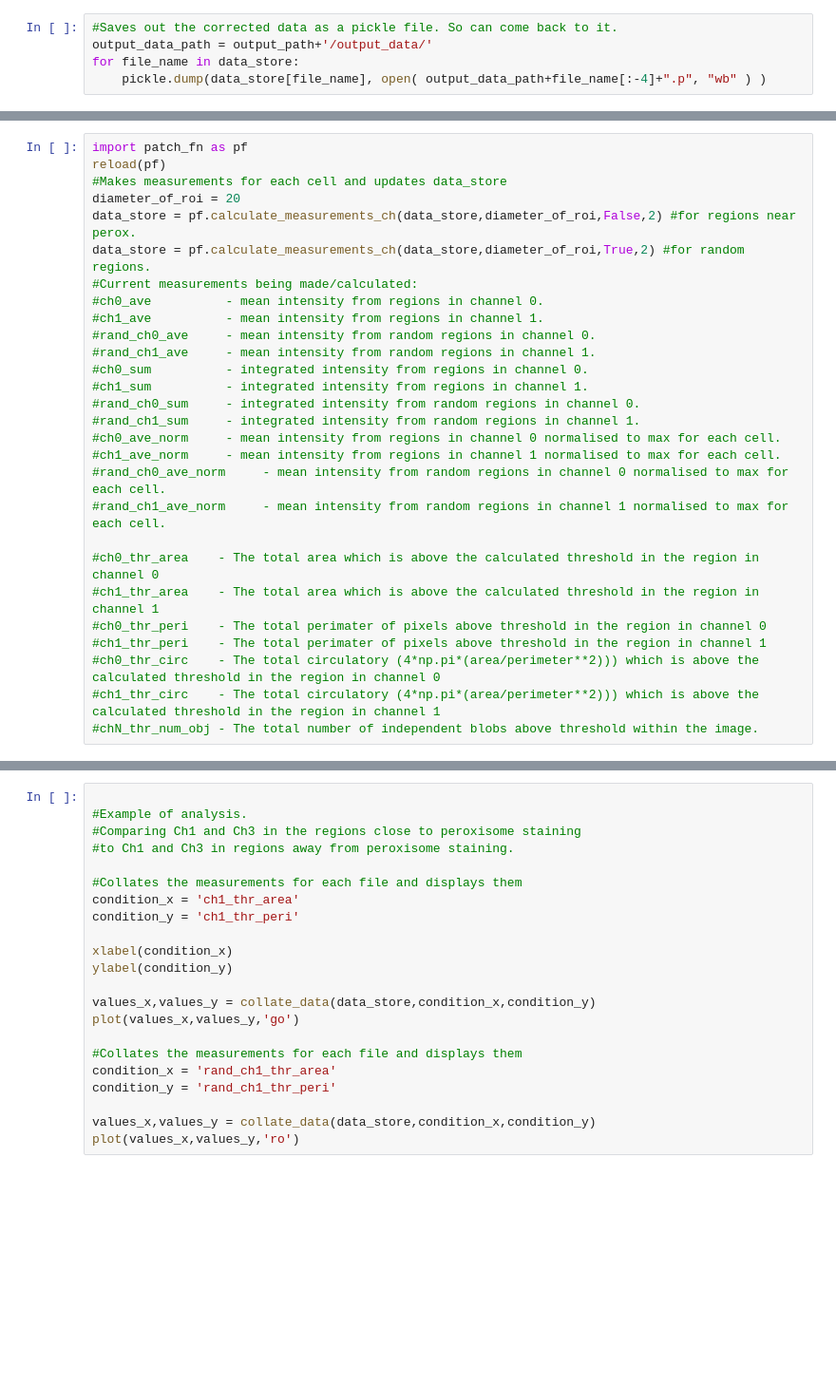
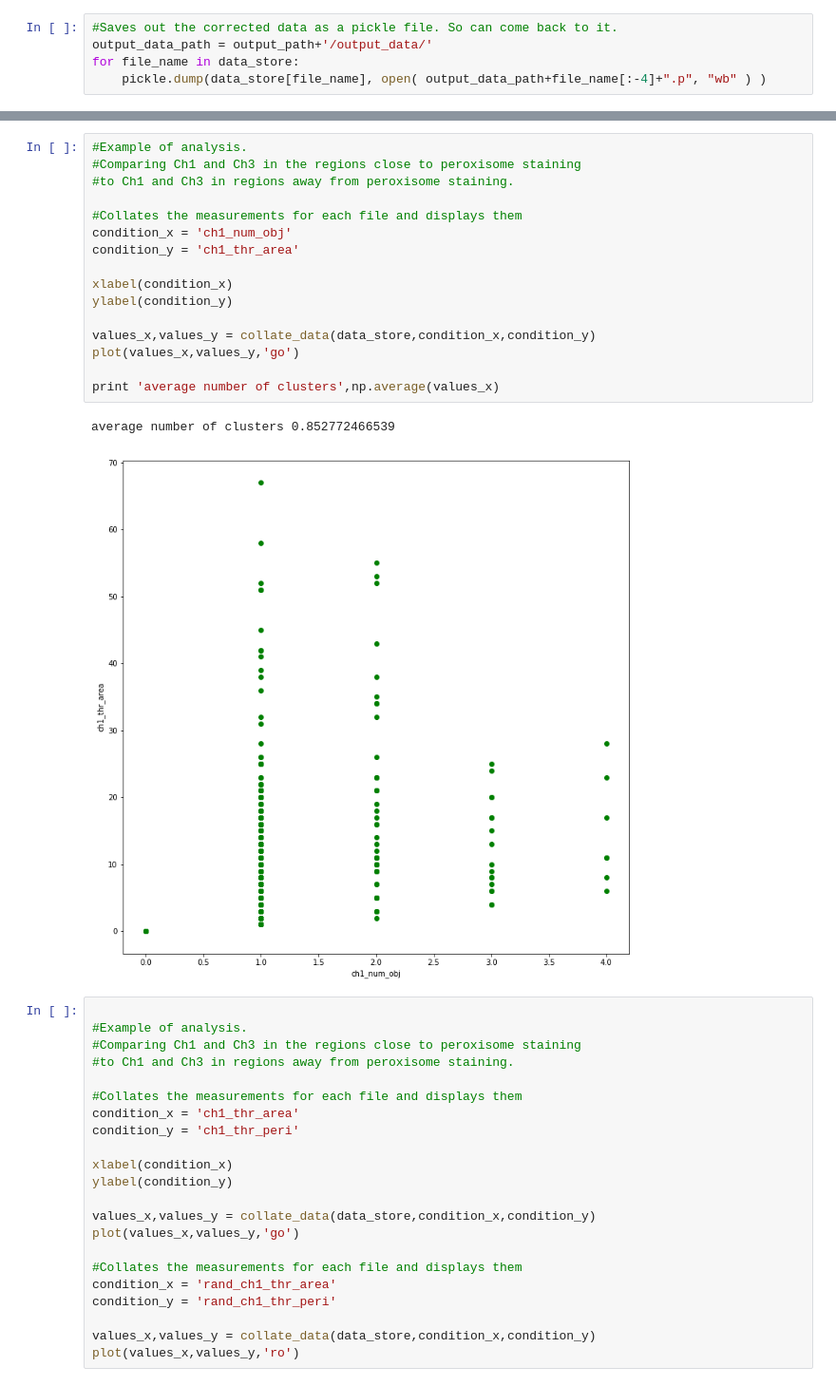
Before and after one commit to dwaithe/peroxisome_scripts, a Jupyter notebook: Single color analysis.ipynb, the cells around one changed output, grey strips where cells are left out. Shown at 95% size. Cells and saved outputs as stored; diff of their text form; blank space fills up the shorter version.

```diff
--- a/Single color analysis.ipynb
+++ b/Single color analysis.ipynb
@@ -158,28 +197,0 @@ for filename in data_store:
-# %%
-import patch_fn as pf
-reload(pf)
-#Makes measurements for each cell and updates data_store
-diameter_of_roi = 20
-data_store = pf.calculate_measurements_ch(data_store,diameter_of_roi,False,2) #for regions near perox.
-data_store = pf.calculate_measurements_ch(data_store,diameter_of_roi,True,2) #for random regions.
-#Current measurements being made/calculated:
-#ch0_ave          - mean intensity from regions in channel 0.
-#ch1_ave          - mean intensity from regions in channel 1.
-#rand_ch0_ave     - mean intensity from random regions in channel 0.
-#rand_ch1_ave     - mean intensity from random regions in channel 1.
-#ch0_sum          - integrated intensity from regions in channel 0.
-#ch1_sum          - integrated intensity from regions in channel 1.
-#rand_ch0_sum     - integrated intensity from random regions in channel 0.
-#rand_ch1_sum     - integrated intensity from random regions in channel 1.
-#ch0_ave_norm     - mean intensity from regions in channel 0 normalised to max for each cell.
-#ch1_ave_norm     - mean intensity from regions in channel 1 normalised to max for each cell.
-#rand_ch0_ave_norm     - mean intensity from random regions in channel 0 normalised to max for each cell.
-#rand_ch1_ave_norm     - mean intensity from random regions in channel 1 normalised to max for each cell.
-
-#ch0_thr_area    - The total area which is above the calculated threshold in the region in channel 0
-#ch1_thr_area    - The total area which is above the calculated threshold in the region in channel 1
-#ch0_thr_peri    - The total perimater of pixels above threshold in the region in channel 0
-#ch1_thr_peri    - The total perimater of pixels above threshold in the region in channel 1
-#ch0_thr_circ    - The total circulatory (4*np.pi*(area/perimeter**2))) which is above the calculated threshold in the region in channel 0
-#ch1_thr_circ    - The total circulatory (4*np.pi*(area/perimeter**2))) which is above the calculated threshold in the region in channel 1
-#chN_thr_num_obj - The total number of independent blobs above threshold within the image.
@@ -252,3 +244,22 @@ filename 170712 1.A S2.msr
+# %%
+#Example of analysis.
+#Comparing Ch1 and Ch3 in the regions close to peroxisome staining
+#to Ch1 and Ch3 in regions away from peroxisome staining.
+
+#Collates the measurements for each file and displays them
+condition_x = 'ch1_num_obj'
+condition_y = 'ch1_thr_area'
+
+xlabel(condition_x)
+ylabel(condition_y)
+
+values_x,values_y = collate_data(data_store,condition_x,condition_y)
+plot(values_x,values_y,'go')
+
+print 'average number of clusters',np.average(values_x)
+# %% [output]
+average number of clusters 0.852772466539
+[figure, added]
 # %%
 
 #Example of analysis.
```
Also changed, not shown: parts of 12 cells of this notebook, 2 other files.
